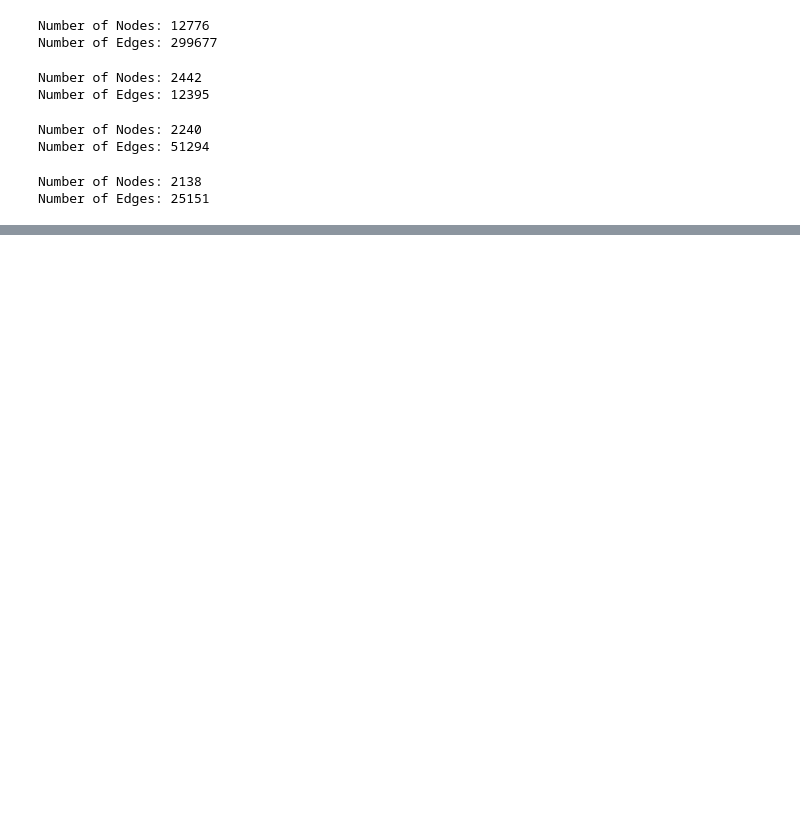
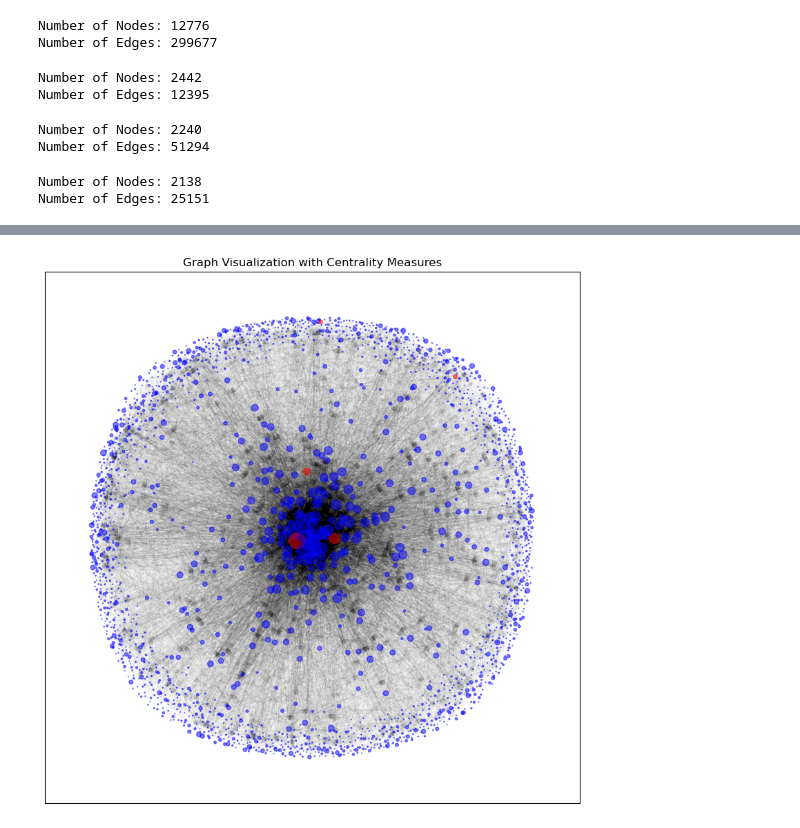
Before and after one commit to samirmehd1yev/friendfeed_project, a Jupyter notebook: 5. go_inside_communities.ipynb, the cells around one changed output, grey strips where cells are left out. Cells and saved outputs as stored; diff of their text form; code cells hidden in the pictures; blank space fills up the shorter version.

Commit message:
check the graphs

```diff
--- a/5. go_inside_communities.ipynb
+++ b/5. go_inside_communities.ipynb
@@ -53,0 +152,28 @@ Number of Edges: 25151
+# %%
+def detect_Influencers_in_graph(graph_nbr, central_nodes_by_degree, central_nodes_by_betweenness, spread_factor=2):
+    """
+    Detect and visualize influencers in the graph based on degree centrality (node size)
+    and betweenness centrality (node color).
+    """
+    # Get list of top betweenness nodes for coloring
+    top_betweenness_nodes = {node for node, _ in central_nodes_by_betweenness}
+
+    # Create node sizes based on degree centrality
+    node_sizes = [degree_cent[node] * 800 for node in graph_nbr.nodes()]
+
+    # Create node colors: red for top betweenness nodes, blue for others
+    node_colors = ['red' if node in top_betweenness_nodes else 'blue' for node in graph_nbr.nodes()]
+
+    # Draw the graph with node sizes and colors
+    plt.figure(figsize=(10, 10))
+
+    # pos = nx.spring_layout(graph_nbr)  # Layout for positioning the nodes
+    pos = nx.spring_layout(graph_nbr, k=spread_factor / np.sqrt(graph_nbr.number_of_nodes()))  # Adjust spread_factor
+    nx.draw_networkx_nodes(graph_nbr, pos, node_size=node_sizes, node_color=node_colors, alpha=0.5)
+    nx.draw_networkx_edges(graph_nbr, pos, alpha=0.01)
+    # nx.draw_networkx_labels(graph_nbr, pos, font_size=8)
+
+    plt.title("Graph Visualization with Centrality Measures")
+    plt.show()
+
+    return central_nodes_by_degree, central_nodes_by_betweenness
@@ -53,0 +228,5 @@ Number of Edges: 25151
+# %%
+%%time
+detect_Influencers_in_graph(graph_52, central_nodes_by_degree, central_nodes_by_betweenness, spread_factor=40);
+# %% [output]
+[figure, added]
```
Also changed, not shown: parts of 16 cells of this notebook.
